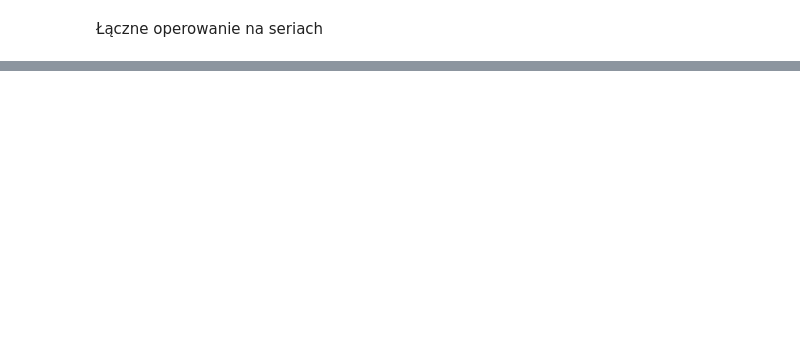
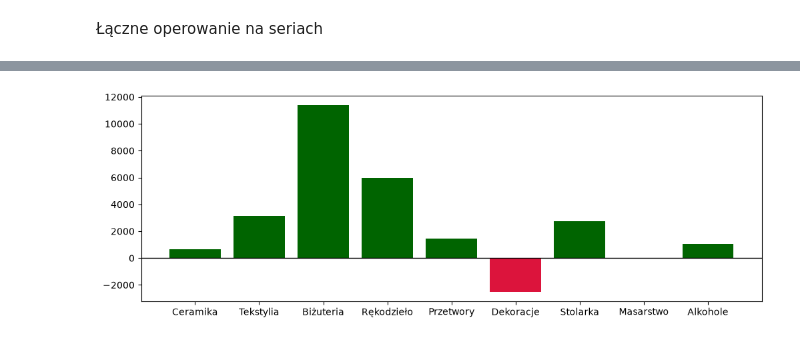
Before and after one commit to bielaczek/DataVizualization, a Jupyter notebook: 01-bar.ipynb, the cells around one changed output, grey strips where cells are left out. Drawn from its saved outputs; the diff is of its cells as text; code cells hidden in the pictures; blank space fills up the shorter version.

```diff
--- a/01-bar.ipynb
+++ b/01-bar.ipynb
@@ -361,0 +367,23 @@ plt.show()
+# %%
+order = CATEGORIES
+t1_revenue_total = t1.set_index("category").loc[order]["revenue_pln"]
+t2_revenue_total = t2.set_index("category").loc[order]["revenue_pln"]
+
+base = t1_revenue_total
+delta = t2_revenue_total - t1_revenue_total
+
+pct = np.divide(
+    delta,
+    base,
+    out=np.full_like(base, np.nan, dtype=float),
+    where=base != 0
+    ) * 100
+
+t_delta = pd.DataFrame({
+    "category": order,
+    "t1_pln": t1_revenue_total.astype(int),
+    "t2_pln": t2_revenue_total.astype(int),
+    "delta_pln": delta.astype(int),
+    "delta_pct": np.round(pct, 1)
+}).reset_index(drop=True)
+display(t_delta)
@@ -361,0 +401,8 @@ plt.show()
+# %%
+colors = ["darkgreen" if v >= 0 else "crimson" for v in t_delta['delta_pln']]
+plt.figure(figsize=(12, 4))
+plt.bar(t_delta['category'], t_delta['delta_pln'], color=colors)
+plt.axhline(0, color='black', linewidth=1)
+plt.show()
+# %% [output]
+[figure, added]
```
Also changed, not shown: parts of 23 cells of this notebook.
